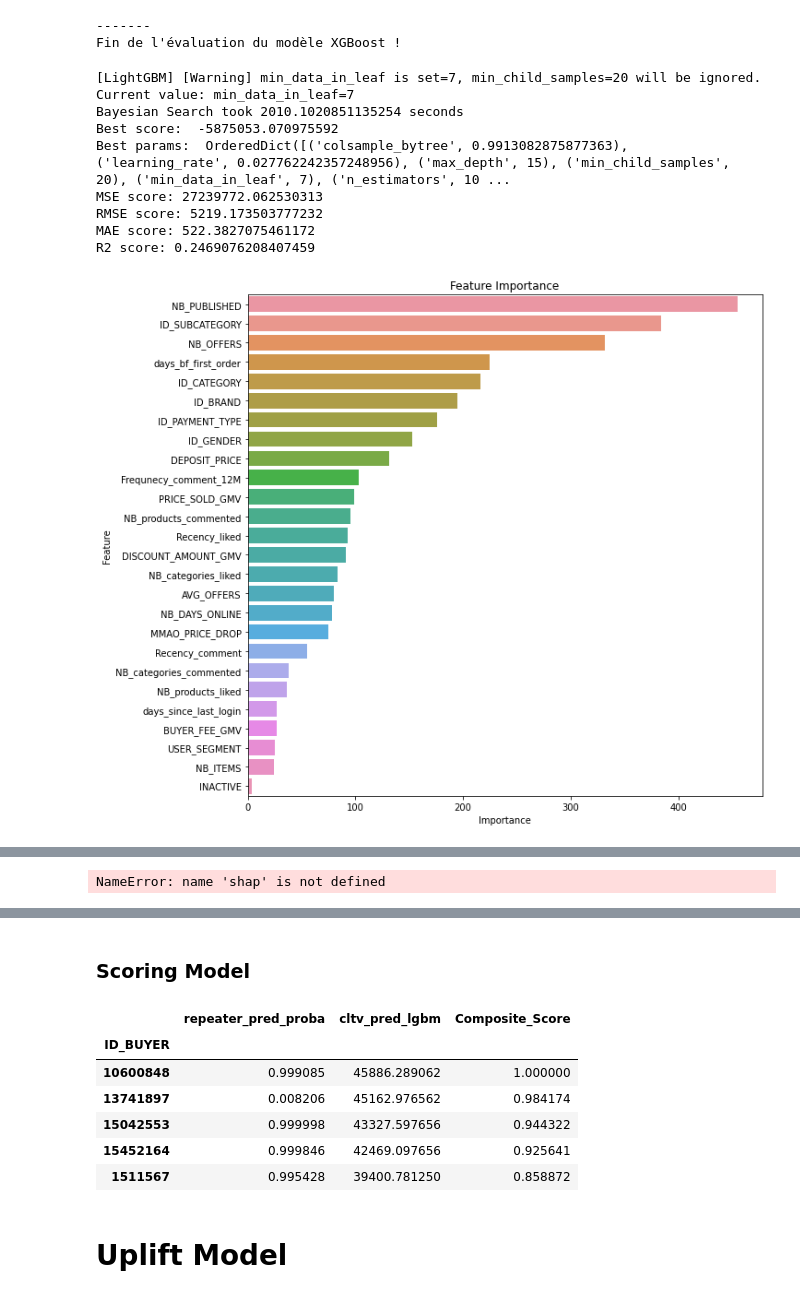
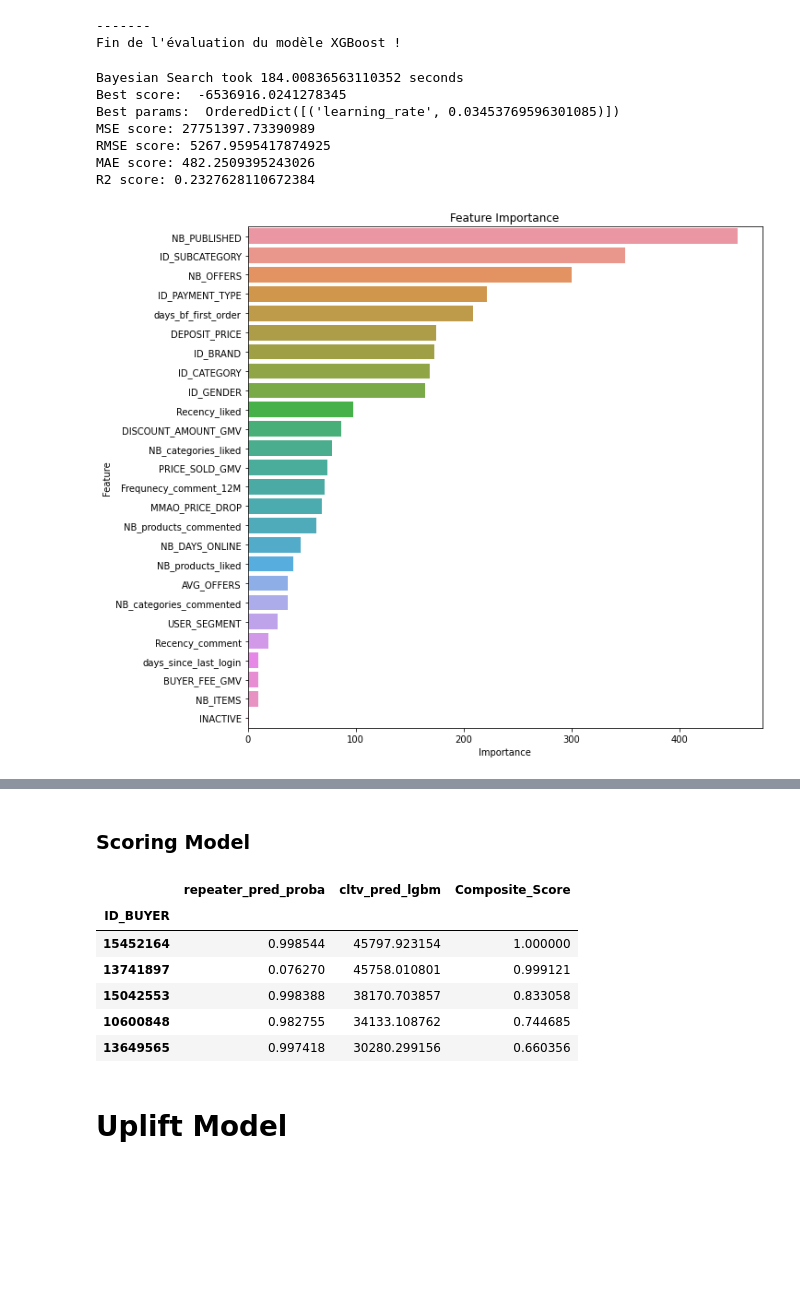
Before and after one commit to ElieTrigano/CRP_VC, a Jupyter notebook: model_v1_cleaned.ipynb, the cells around one changed output, grey strips where cells are left out. Cells and saved outputs as stored; diff of their text form; code cells hidden in the pictures; blank space fills up the shorter version.

```diff
--- a/model_v1_cleaned.ipynb
+++ b/model_v1_cleaned.ipynb
@@ -58,7 +57,7 @@ from modelling import *
 # Preprocessing of the data
 # %%
 # load and import the data
-df_model = pd.read_csv('df_model_v6.csv')
+df_model = pd.read_csv('df_model.csv')
 
 # set seed for reproducibility
 
@@ -274,14 +250,13 @@ Evaluation finie !
 -------
 Fin de l'évaluation du modèle XGBoost !
 # %%
-best_model_lgbm, cltv_pred_lgbm = hyperparameter_tuning_lgbm(X_train_CLTV_scaled, X_test_CLTV_scaled, y_train_CLTV, y_test_CLTV)
+best_model_lgbm, cltv_pred_lgbm = hyperparameter_tuning_lgbm_reg(X_train_CLTV_scaled, X_test_CLTV_scaled, y_train_CLTV, y_test_CLTV, colnames)
 # %% [output]
-[LightGBM] [Warning] min_data_in_leaf is set=7, min_child_samples=20 will be ignored. Current value: min_data_in_leaf=7
-Bayesian Search took 2010.1020851135254 seconds
-Best score:  -5875053.070975592
-Best params:  OrderedDict([('colsample_bytree', 0.9913082875877363), ('learning_rate', 0.027762242357248956), ('max_depth', 15), ('min_child_samples', 20), ('min_data_in_leaf', 7), ('n_estimators', 10 ...
-MSE score: 27239772.062530313
-RMSE score: 5219.173503777232
-MAE score: 522.3827075461172
-R2 score: 0.2469076208407459
+Bayesian Search took 184.00836563110352 seconds
+Best score:  -6536916.0241278345
+Best params:  OrderedDict([('learning_rate', 0.03453769596301085)])
+MSE score: 27751397.73390989
+RMSE score: 5267.9595417874925
+MAE score: 482.2509395243026
+R2 score: 0.2327628110672384
-[figure, old version]
+[figure, new version]
@@ -289 +263,0 @@ R2 score: 0.2469076208407459
-NameError: name 'shap' is not defined
@@ -292,21 +267,21 @@ NameError: name 'shap' is not defined
 # %%
 # Use the predicted Repeater rate & the predicted CLTV
 
-repeater_pred_proba = np.load('preds/REPEATER_y_pred_proba.npy')
+repeater_pred_proba = np.load('preds\REPEATER_LightGBM.npy')
 
-cltv_pred_lgbm = np.load('CLTV_pred_xgb.npy')
+cltv_pred_lgbm = np.load('preds\CLTV_pred_lgbm.npy')
 
-WA_df = WA_Scoring(X_test_REPEATER, repeater_pred_proba, cltv_pred_lgbm, weight_repeater=0.8, weight_CLTV=0.2)
+WA_df = WA_Scoring(X_test_REPEATER, repeater_pred_proba, cltv_pred_lgbm, weight_repeater=0.2, weight_CLTV=0.8)
 
 WA_df.head()
 # %% [output]
 |  | repeater_pred_proba | cltv_pred_lgbm | Composite_Score |
 | ID_BUYER |  |  |  |
-| 10600848 | 0.999085 | 45886.289062 | 1.000000 |
-| 13741897 | 0.008206 | 45162.976562 | 0.984174 |
-| 15042553 | 0.999998 | 43327.597656 | 0.944322 |
-| 15452164 | 0.999846 | 42469.097656 | 0.925641 |
-| 1511567 | 0.995428 | 39400.781250 | 0.858872 |
+| 15452164 | 0.998544 | 45797.923154 | 1.000000 |
+| 13741897 | 0.076270 | 45758.010801 | 0.999121 |
+| 15042553 | 0.998388 | 38170.703857 | 0.833058 |
+| 10600848 | 0.982755 | 34133.108762 | 0.744685 |
+| 13649565 | 0.997418 | 30280.299156 | 0.660356 |
 # %% [markdown]
 # Uplift Model
 # %%
```
Also changed, not shown: parts of 7 cells of this notebook, 6 other files.
